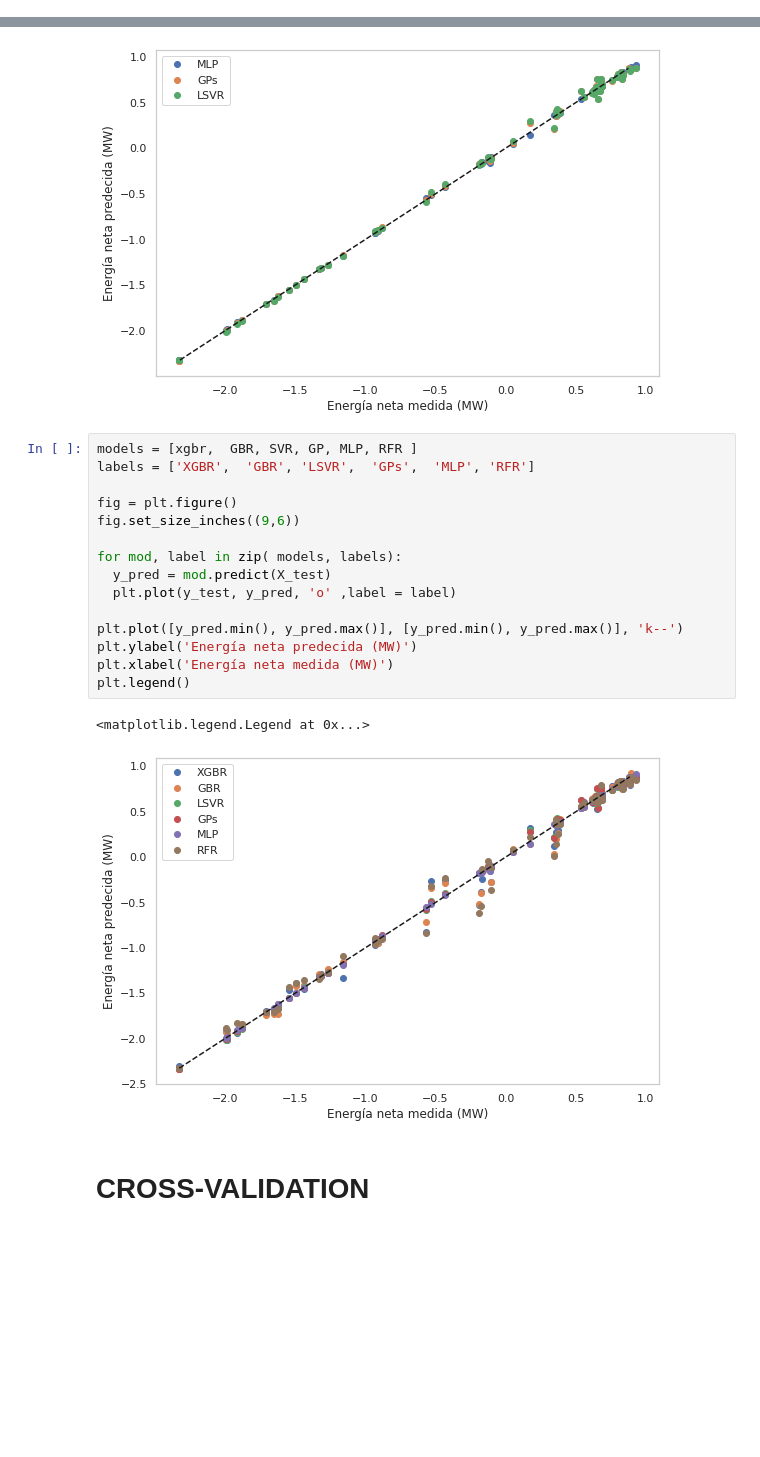
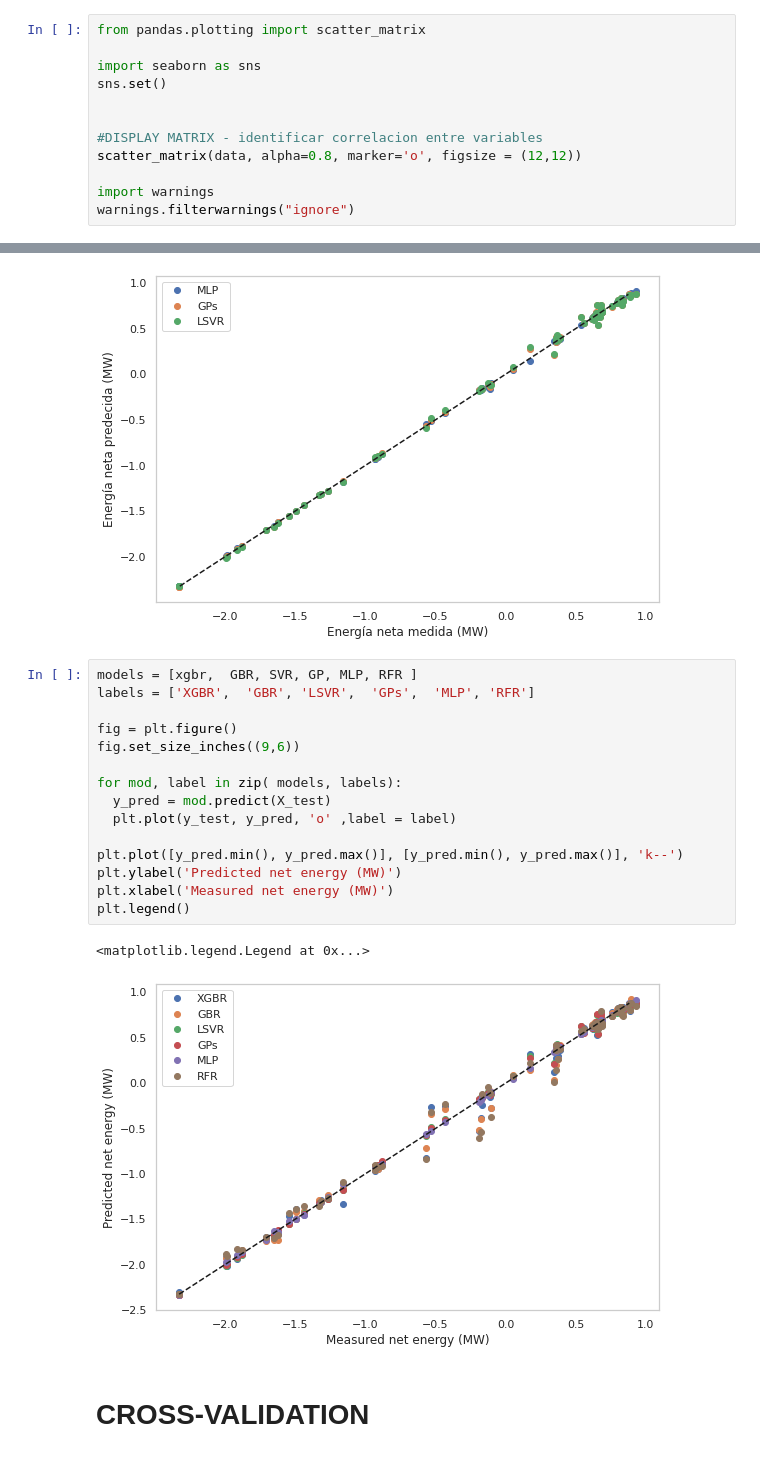
Before and after one commit to GermanOmar/UPS-termoelectrica, a Jupyter notebook: IEEE_ETCM_UPS.ipynb, the cells around one changed output, grey strips where cells are left out. Cells and saved outputs as stored; diff of their text form; blank space fills up the shorter version.

```diff
--- a/IEEE_ETCM_UPS.ipynb
+++ b/IEEE_ETCM_UPS.ipynb
@@ -43,0 +42,12 @@ data.describe()
+# %%
+from pandas.plotting import scatter_matrix
+
+import seaborn as sns
+sns.set()
+
+
+#DISPLAY MATRIX - identificar correlacion entre variables
+scatter_matrix(data, alpha=0.8, marker='o', figsize = (12,12))
+
+import warnings
+warnings.filterwarnings("ignore")
@@ -430,21 +457,21 @@ plt.legend()
 # %%
 models = [xgbr,  GBR, SVR, GP, MLP, RFR ]
 labels = ['XGBR',  'GBR', 'LSVR',  'GPs',  'MLP', 'RFR']
 
 fig = plt.figure()
 fig.set_size_inches((9,6))
 
 for mod, label in zip( models, labels):
   y_pred = mod.predict(X_test)
   plt.plot(y_test, y_pred, 'o' ,label = label)
 
 plt.plot([y_pred.min(), y_pred.max()], [y_pred.min(), y_pred.max()], 'k--')
-plt.ylabel('Energía neta predecida (MW)')
-plt.xlabel('Energía neta medida (MW)')
+plt.ylabel('Predicted net energy (MW)')
+plt.xlabel('Measured net energy (MW)')
 plt.legend()
 # %% [output]
 <matplotlib.legend.Legend at 0x...>
-[figure, old version]
+[figure, new version]
 # %% [markdown]
 # CROSS-VALIDATION
 # %%
```
Also changed, not shown: parts of 11 cells of this notebook.
